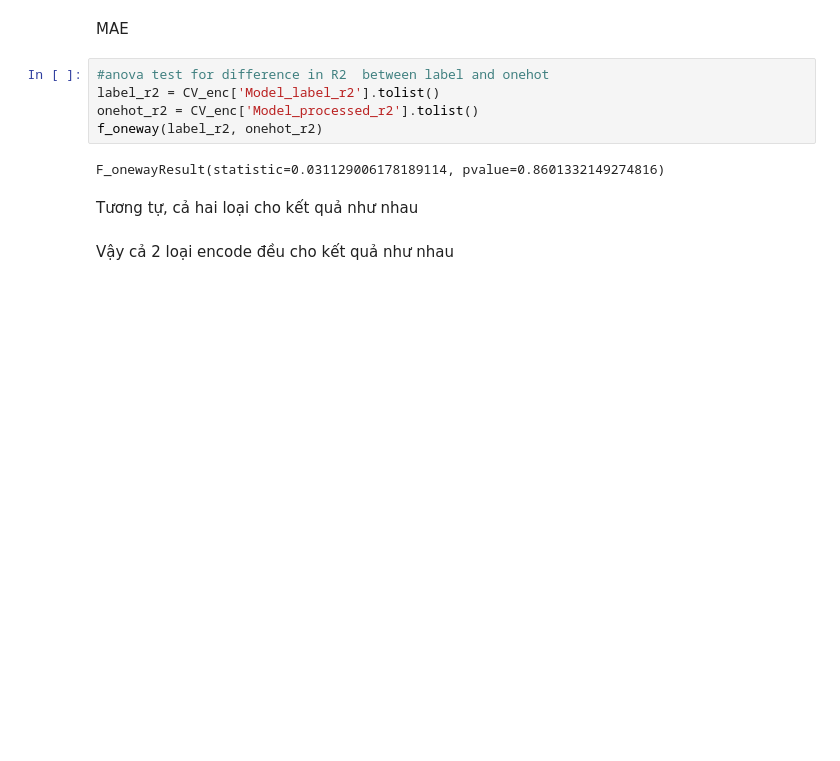
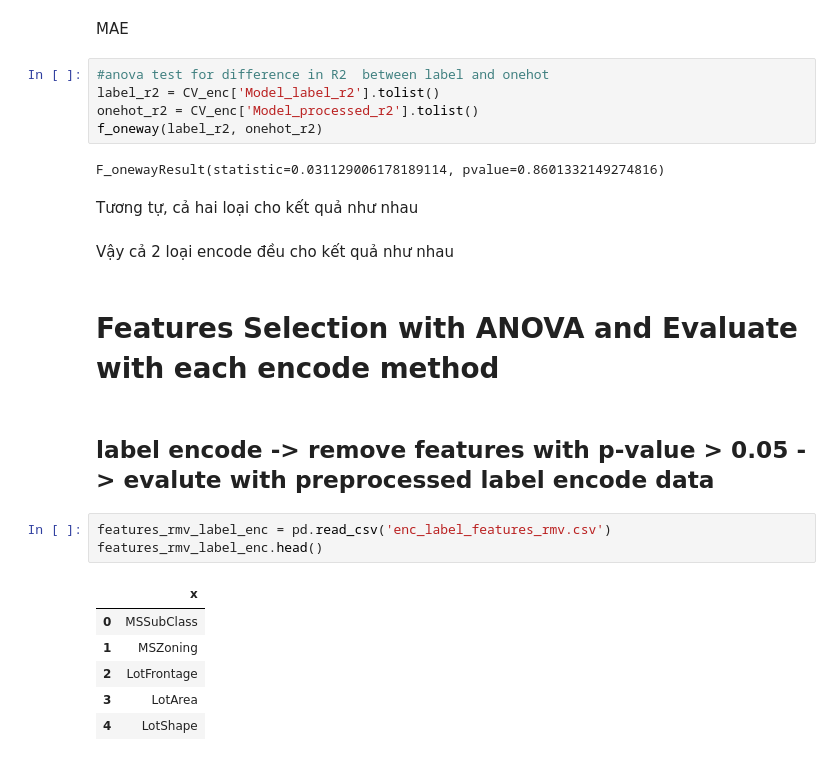
Before and after one commit to lamisgosu11/House-price-predictor, a Jupyter notebook: model-compare.ipynb, the cells around one changed output. Drawn from its saved outputs; the diff is of its cells as text; blank space fills up the shorter version.

```diff
--- a/model-compare.ipynb
+++ b/model-compare.ipynb
@@ -1181,3 +1181,17 @@ F_onewayResult(statistic=0.031129006178189114, pvalue=0.8601332149274816)
 Tương tự, cả hai loại cho kết quả như nhau
 # %% [markdown]
 Vậy cả 2 loại encode đều cho kết quả như nhau
+# %% [markdown]
+# Features Selection with ANOVA and Evaluate with each encode method
+# %% [markdown]
+## label encode -> remove features with p-value > 0.05 -> evalute with preprocessed label encode data
+# %%
+features_rmv_label_enc = pd.read_csv('enc_label_features_rmv.csv')
+features_rmv_label_enc.head()
+# %% [output]
+|  | x |
+| 0 | MSSubClass |
+| 1 | MSZoning |
+| 2 | LotFrontage |
+| 3 | LotArea |
+| 4 | LotShape |
```
Also changed, not shown: parts of 10 cells of this notebook, 4 other files.
